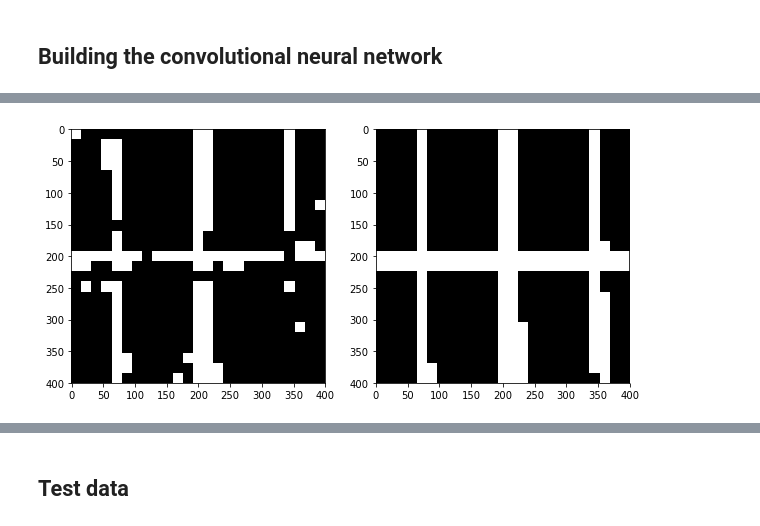
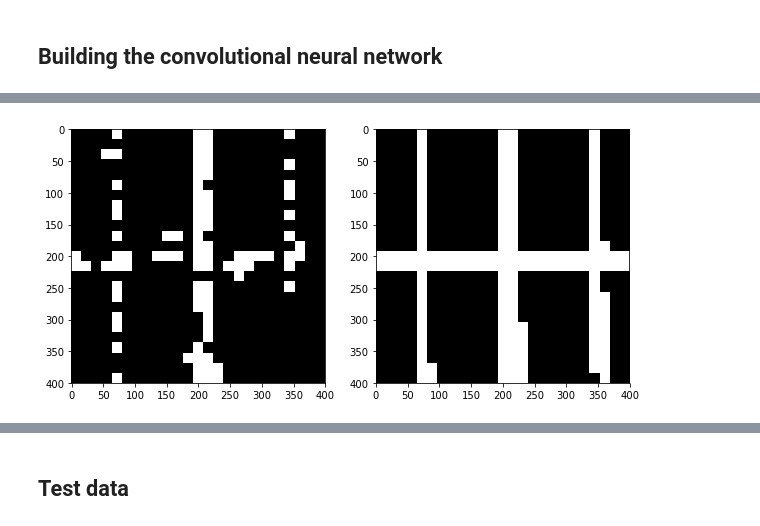
Before and after one commit to Coac/epfl-ml-projects, a Jupyter notebook: epfl-ml-project2/Victor_categorical_crossentropy.ipynb, the cells around one changed output, grey strips where cells are left out. Drawn from its saved outputs; the diff is of its cells as text; code cells hidden in the pictures.

```diff
--- a/epfl-ml-project2/Victor_categorical_crossentropy.ipynb
+++ b/epfl-ml-project2/Victor_categorical_crossentropy.ipynb
@@ -112,7 +118,7 @@ def display_prediction_and_gt(model, X, Y, image_size, patch_size, image_index):
 # %% [markdown]
 ## Load the data
 # %%
-n = 100 # number of image to load
+n = 10 # number of image to load
 
 # Loaded a set of images
 root_dir = "datas/training/"
@@ -366,9 +377,9 @@ print("Test accuracy:", score[1])
 # %%
 model.save_weights("./weights/model.h5")
 # %%
-display_prediction_and_gt(model, X, Y_labels, 400, patch_size, 0)
+pred_img, _ = display_prediction_and_gt(model, X, Y_labels, 400, patch_size, 0);
 # %% [output]
-[figure, old version]
+[figure, new version]
 # %%
 predictions = model.predict_classes(X[:625*3])
 save_labels_to_images(400, 400, patch_size, patch_size, predictions)
```
Also changed, not shown: parts of 14 cells of this notebook, 8 other files.
